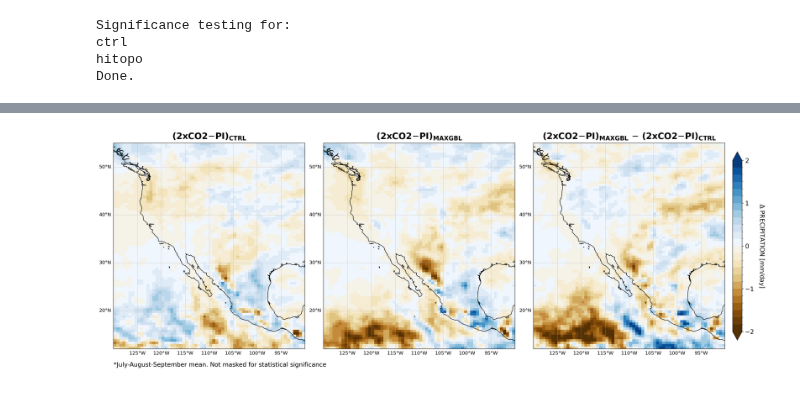
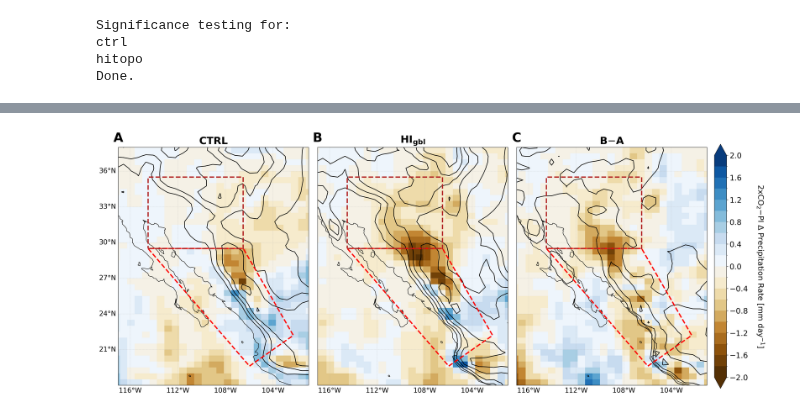
Before and after one commit to dervlamk/nam-topo-sensitivity, a Jupyter notebook: notebooks/nam_precip_flor_2xCO2.ipynb, the cells around one changed output, grey strips where cells are left out. Cells and saved outputs as stored; diff of their text form; code cells hidden in the pictures.

Commit message:
Update flor 2xco2 notebook analyses and fits

```diff
--- a/notebooks/nam_precip_flor_2xCO2.ipynb
+++ b/notebooks/nam_precip_flor_2xCO2.ipynb
@@ -163,63 +165,81 @@ domains = list(coords_map.keys())
 # %%
-# -------------------- #
-#       Settings       #
-# -------------------- #
-text_kw={'color':'k', 'weight':'bold', 'size':16, 'horizontalalignment':'center', 'verticalalignment':'bottom'}
+# --- Settings --- #
+text_kw={'color':'k', 'weight':'bold', 'size':24, 'horizontalalignment':'center', 'verticalalignment':'bottom'}
 text_kw2={'color':'k', 'weight':'normal', 'size':14, 'horizontalalignment':'left', 'verticalalignment':'bottom'}
-text_kw3={'color':'k', 'weight':'bold', 'size':20, 'horizontalalignment':'center', 'verticalalignment':'bottom'}
-titles=([r'(2xCO2$-$PI)$\mathbf{_{CTRL}}$',
-         r'(2xCO2$-$PI)$\mathbf{_{MAXGBL}}$',
-         r'(2xCO2$-$PI)$\mathbf{_{MAXGBL}}$ $-$ (2xCO2$-$PI)$\mathbf{_{CTRL}}$'])
+text_kw3={'color':'k', 'weight':'bold', 'size':30, 'horizontalalignment':'center', 'verticalalignment':'bottom'}
+titles=([r'CTRL', r'$\mathbf{HI_{gbl}}$', r'B$-$A'])
+letters=['A','B','C']
+tx=-109
+ty=38.1
 # bias colormap
 dcmap,_,_,_=get_settings(field='precip', diff=True)
 dvmin=-2
 dvmax=2
-dlevels=np.linspace(dvmin, dvmax, 25)
+dlevels=np.linspace(dvmin, dvmax, 21)
 dnorm=mpl.colors.BoundaryNorm(dlevels, dcmap.N)
+# topography contours
+zlevels=np.linspace(1000,4000,8)
+dzlevels=np.linspace(400,1600,5)
+# stippling
+step=1
 # map specs
 trans=ccrs.PlateCarree()
 proj=ccrs.PlateCarree()
-map_bnds=[-130,-90,12,55]
+map_bnds=[243,259,18,38]
+
+# --- Define vars for plotting --- #
+future_diff_diff = future_diff['hitopo'] - future_diff['ctrl']
+
+lon=jas_mean['ctrl']['pi'].lon
+lat=jas_mean['ctrl']['pi'].lat
+lon2d, lat2d = np.meshgrid(lon, lat)
+
+# --- plot data --- #
+fig, ax = plt.subplots(nrows=1, ncols=3, figsize=(20,10), layout='constrained', subplot_kw={'projection':proj})
+
+# prec change
+for i,run in enumerate(future_diff.keys()):
+    # prec change
+    ax[i].pcolormesh(lon, lat, future_diff[run], cmap=dcmap, norm=dnorm, transform=trans)
+    ax[i].scatter(lon2d[future_diff_mask[run] == True][::step], lat2d[future_diff_mask[run] == True][::step],
+                  s=30, c='k', marker='.', linewidths=0, transform=trans, zorder=100 )
+    # topo contours
+    ax[i].contour(lon, lat, topo[run], levels=zlevels, linewidths=1.5, colors='black', transform=trans)
 
 
-# ------------------- #
-#      Make Plot      #
-# ------------------- #
-fig, ax = plt.subplots(nrows=1, ncols=3, figsize=(20,7.5), layout='constrained', subplot_kw={'projection':proj})
+# prec change difference HIgbl - CTRL
+cf2=ax[2].pcolormesh(lon, lat, future_diff_diff, cmap=dcmap, norm=dnorm, transform=trans)
+ax[2].contour(lon, lat, topo['hitopo']-topo['ctrl'], levels=dzlevels, linewidths=1.5, colors='black', transform=trans)
 
-#fig.text(.5,1.0,f'JAS Precipitation [FLOR]', **text_kw)
-fig.text(0.025,-0.0175,
-         '*July-August-September mean. '
-         'Not masked for statistical significance', **text_kw2)
-
-future_diff_diff = future_diff['hitopo'] - future_diff['ctrl']
-lon=future_diff_diff.lon
-lat=future_diff_diff.lat
-
-ax[0].pcolormesh(lon, lat, future_diff['ctrl'], cmap=dcmap, norm=dnorm, transform=trans)
-ax[1].pcolormesh(lon, lat, future_diff['hitopo'], cmap=dcmap, norm=dnorm, transform=trans)
-cf2=ax[2].pcolormesh(lon, lat, future_diff_diff, cmap=dcmap, norm=dnorm, transform=trans)
-
+# --- formatting --- #
 for i, ax in enumerate(ax.flat):
     # subplot labels
-    ax.text(-110, 55.5, titles[i], **text_kw3)
+    ax.text(tx, ty, titles[i], **text_kw)
+    ax.text(-117, 38.25, letters[i], **text_kw3)
+    # boxes around NAM subdomains
+    poly1=patches.Polygon(coords_map['south'], closed=True, ec='red', fc='none', lw=3, ls='--', transform=ccrs.PlateCarree(), zorder=100); ax.add_patch(poly1)
+    poly2=patches.Polygon(coords_map['north'], closed=True, ec='firebrick', fc='none', lw=3, ls='--', transform=ccrs.PlateCarree(), zorder=100); ax.add_patch(poly2)
     # map properties
-    ax.coastlines(color='k')
+    ax.coastlines(color='k', lw=1)
     ax.set_extent(map_bnds, crs=trans)
-    gl=ax.gridlines(crs=trans, lw=.5, colors='black', alpha=1.0, linestyle='--', zorder=10, draw_labels=True)
-    gl.bottom_labels=True; gl.left_labels=True; gl.top_labels=False; gl.right_labels=False
+    gl=ax.gridlines(crs=trans, lw=.5, colors='black', alpha=0.5, linestyle='--', zorder=10, draw_labels=True)
+    gl.xlocator = mticker.MultipleLocator(4)
+    gl.ylocator = mticker.MultipleLocator(3)
+    gl.bottom_labels=True; gl.left_labels=(i==0); gl.top_labels=False; gl.right_labels=False
     gl.xformatter=LONGITUDE_FORMATTER
     gl.yformatter=LATITUDE_FORMATTER
-    gl.xlabel_style={'color': 'black', 'weight': 'normal', 'size':11}
-    gl.ylabel_style={'color': 'black', 'weight': 'normal', 'size':11}
+    gl.xlabel_style={'color': 'black', 'weight': 'normal', 'size':16}
+    gl.ylabel_style={'color': 'black', 'weight': 'normal', 'size':16}
 
-cax=fig.add_axes([1.01, .1, 0.015, 0.8])
-cbar=fig.colorbar(cf2, ticks=[-2,-1,0,1,2], orientation='vertical', extend='both', cax=cax)
-cbar.set_label('$\Delta$ PRECIPITATION [mm/day]', labelpad=25, rotation=270, size=14, fontweight='normal', ha='center')
-cbar.ax.tick_params(labelsize=14)
+# --- colorbar --- #
+cax=fig.add_axes([1.01, .1, 0.02, 0.8])
+cbar=fig.colorbar(cf2, ticks=np.linspace(dvmin,dvmax,11), orientation='vertical', extend='both', cax=cax)
+cbar.set_label('2xCO$_2$$-$PI $\Delta$ Precipitation Rate [mm day$^{-1}$]', labelpad=40, rotation=270, size=18, fontweight='normal', ha='center')
+cbar.ax.tick_params(labelsize=18)
 for tick in cbar.ax.yaxis.get_major_ticks():
     tick.label2.set_fontweight('normal')
 
-#plt.savefig(f'{opath}/precip.flor.2xco2.{season}.png', transparent=False, bbox_inches='tight')
+#plt.savefig('../figs/prec_flor_2xco2_abs_change.png', transparent=False, bbox_inches='tight')
+#plt.savefig('../figs/prec_flor_2xco2_abs_change.pdf', transparent=False, bbox_inches='tight')
 # %% [output]
-[figure, old version]
+[figure, new version]
```
Also changed, not shown: parts of 11 cells of this notebook, 2 other files.
